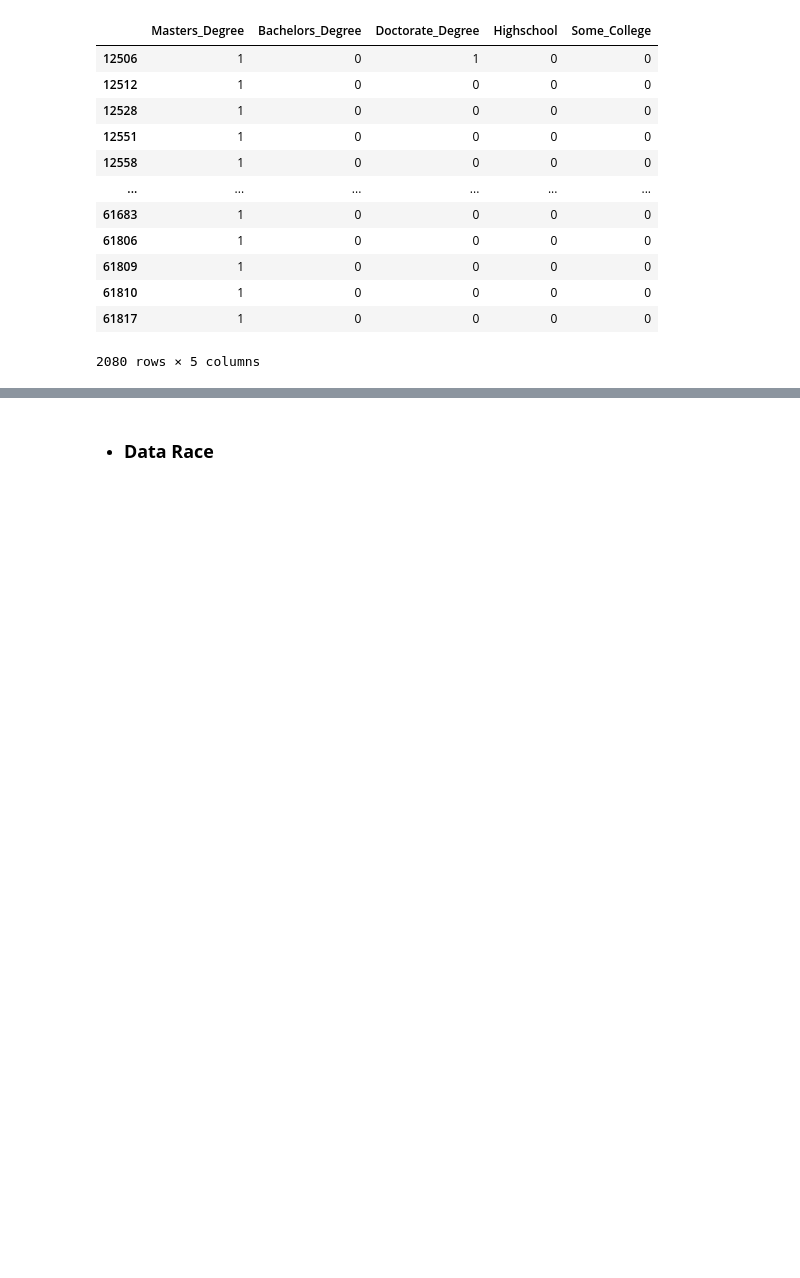
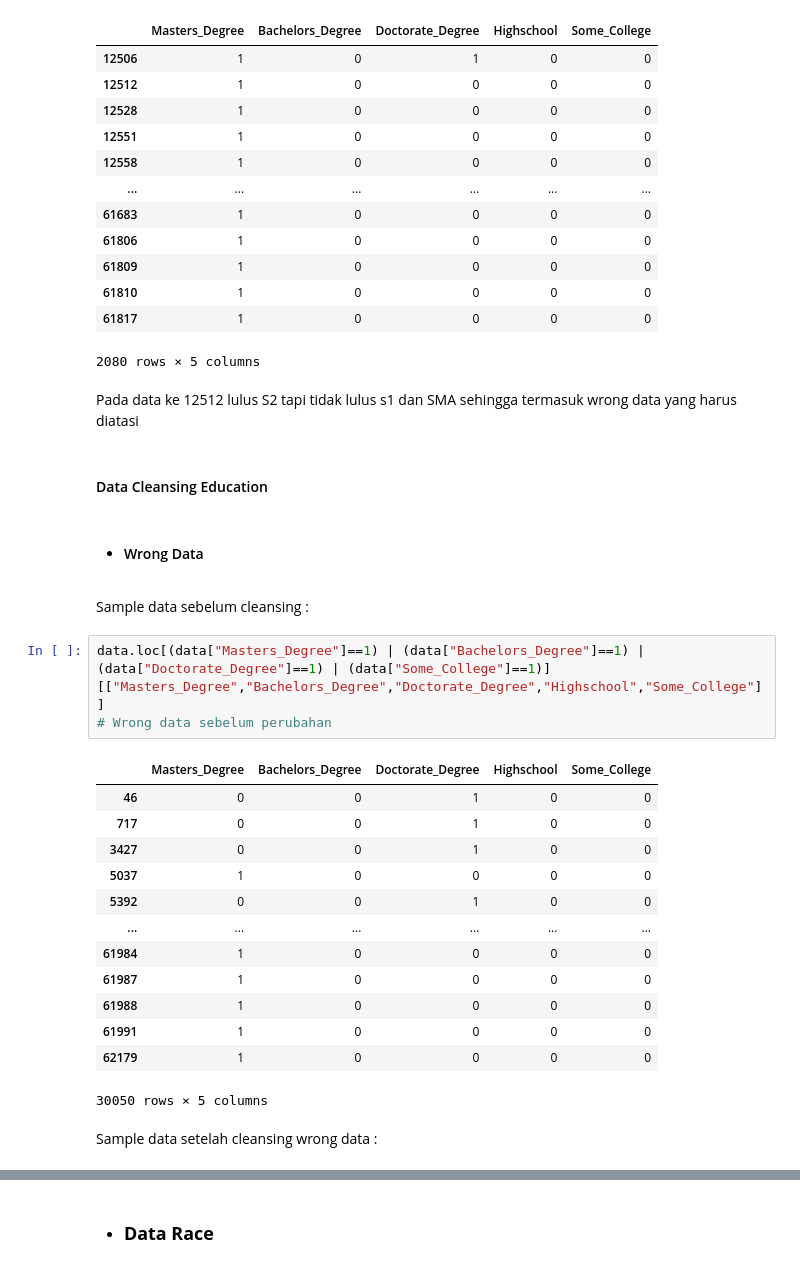
Before and after one commit to fairuzald/andat-Tubes2, a Jupyter notebook: main.ipynb, the cells around one changed output, grey strips where cells are left out. Drawn from its saved outputs; the diff is of its cells as text; blank space fills up the shorter version.

```diff
--- a/main.ipynb
+++ b/main.ipynb
@@ -427,4 +410,31 @@ sample[["Masters_Degree","Bachelors_Degree","Doctorate_Degree","Highschool","Som
 | 61810 | 1 | 0 | 0 | 0 | 0 |
 | 61817 | 1 | 0 | 0 | 0 | 0 |
 2080 rows × 5 columns
+# %% [markdown]
+Pada data ke 12512 lulus S2 tapi tidak lulus s1 dan SMA sehingga termasuk wrong data yang harus diatasi
+# %% [markdown]
+#### Data Cleansing Education
+# %% [markdown]
+- #### Wrong Data
+# %% [markdown]
+Sample data sebelum cleansing :
+# %%
+data.loc[(data["Masters_Degree"]==1) | (data["Bachelors_Degree"]==1) | (data["Doctorate_Degree"]==1) | (data["Some_College"]==1)][["Masters_Degree","Bachelors_Degree","Doctorate_Degree","Highschool","Some_College"]]
+# Wrong data sebelum perubahan
+# %% [output]
+|  | Masters_Degree | Bachelors_Degree | Doctorate_Degree | Highschool | Some_College |
+| 46 | 0 | 0 | 1 | 0 | 0 |
+| 717 | 0 | 0 | 1 | 0 | 0 |
+| 3427 | 0 | 0 | 1 | 0 | 0 |
+| 5037 | 1 | 0 | 0 | 0 | 0 |
+| 5392 | 0 | 0 | 1 | 0 | 0 |
+| ... | ... | ... | ... | ... | ... |
+| 61984 | 1 | 0 | 0 | 0 | 0 |
+| 61987 | 1 | 0 | 0 | 0 | 0 |
+| 61988 | 1 | 0 | 0 | 0 | 0 |
+| 61991 | 1 | 0 | 0 | 0 | 0 |
+| 62179 | 1 | 0 | 0 | 0 | 0 |
+30050 rows × 5 columns
+# %% [markdown]
+Sample data setelah cleansing wrong data :
 # %%
```
Also changed, not shown: parts of 26 cells of this notebook.
